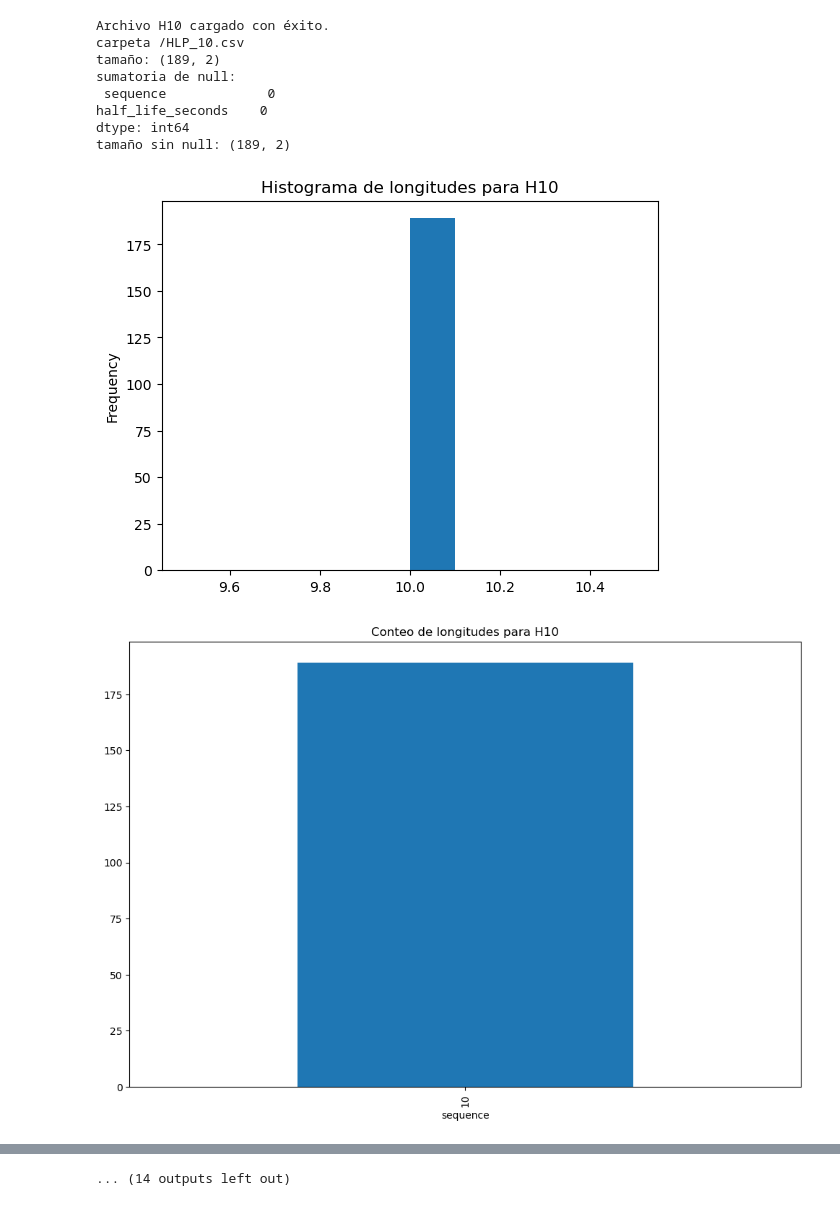
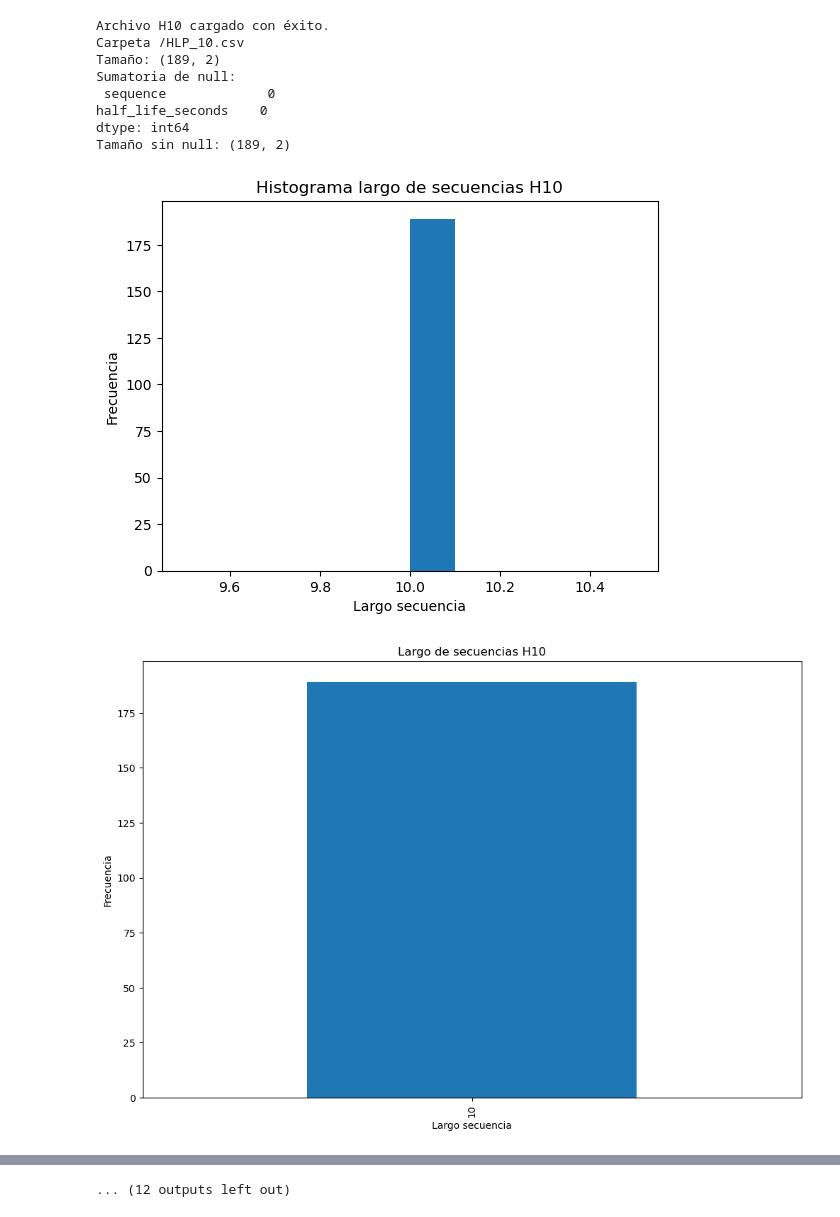
Before and after one commit to Jmartingar/Code, a Jupyter notebook: scripts/analysis.ipynb, the cells around one changed output, grey strips where cells are left out. Cells and saved outputs as stored; diff of their text form; code cells hidden in the pictures.

```diff
--- a/scripts/analysis.ipynb
+++ b/scripts/analysis.ipynb
@@ -30,41 +30,45 @@ df_2=pd.DataFrame()
 # %%
 for file in list_file:
     path = get_path(file['name'])
 
     if path:
         df = pd.read_csv(folder + path)
         print(f"Archivo {file['name']} cargado con éxito.")
-        print("carpeta", path)
-        print("tamaño:", df.shape)
-        print("sumatoria de null:\n", df.isnull().sum())
-        print("tamaño sin null:", df.dropna().shape)
+        print("Carpeta", path)
+        print("Tamaño:", df.shape)
+        print("Sumatoria de null:\n", df.isnull().sum())
+        print("Tamaño sin null:", df.dropna().shape)
         print("\n")
         df['length'] = df['sequence'].str.len()
         if file['name'] == "PC" or file['name'] == "PNC":
             df_2=df.drop(columns=['sequence', 'length', 'half_life_seconds','in_peptipedia']).sum()
             df_2 = df_2.reset_index()
-            df_2.columns = ['Columna', 'Suma']
-            df_2 = df_2[df_2['Suma'] != 0]
-            display(df_2.sort_values(by='Suma', ascending=False).reset_index(drop=True))
+            df_2.columns = ['Column', 'Sum']
+            df_2 = df_2[df_2['Sum'] != 0]
+            #display(df_2.sort_values(by='Sum', ascending=False).reset_index(drop=True))
         df['length'].plot(kind='hist', bins=10)
-        plt.title(f"Histograma de longitudes para {file['name']}")
+        plt.title(f"Histograma largo de secuencias {file['name']}")
+        plt.xlabel("Largo secuencia")
+        plt.ylabel("Frecuencia")
         plt.show()
 
         plt.figure(figsize=(12, 8))
         df['sequence'].str.len().value_counts().sort_index().plot(kind='bar')
-        plt.title(f"Conteo de longitudes para {file['name']}")
+        plt.title(f"Largo de secuencias {file['name']}")
+        plt.xlabel("Largo secuencia")
+        plt.ylabel("Frecuencia")
         plt.show()
     else:
         print(f"No se encontró la ruta para {file['name']}.")
 # %% [output]
 Archivo H10 cargado con éxito.
-carpeta /HLP_10.csv
-tamaño: (189, 2)
-sumatoria de null:
+Carpeta /HLP_10.csv
+Tamaño: (189, 2)
+Sumatoria de null:
  sequence             0
 half_life_seconds    0
 dtype: int64
-tamaño sin null: (189, 2)
+Tamaño sin null: (189, 2)
-[figure, old version]
+[figure, new version]
-[figure, old version]
+[figure, new version]
 Archivo H16 cargado con éxito.
@@ -100 +104 @@ tamaño sin null: (245, 2)
-... (14 outputs left out)
+... (12 outputs left out)
```
Also changed, not shown: parts of 1 cell of this notebook.
